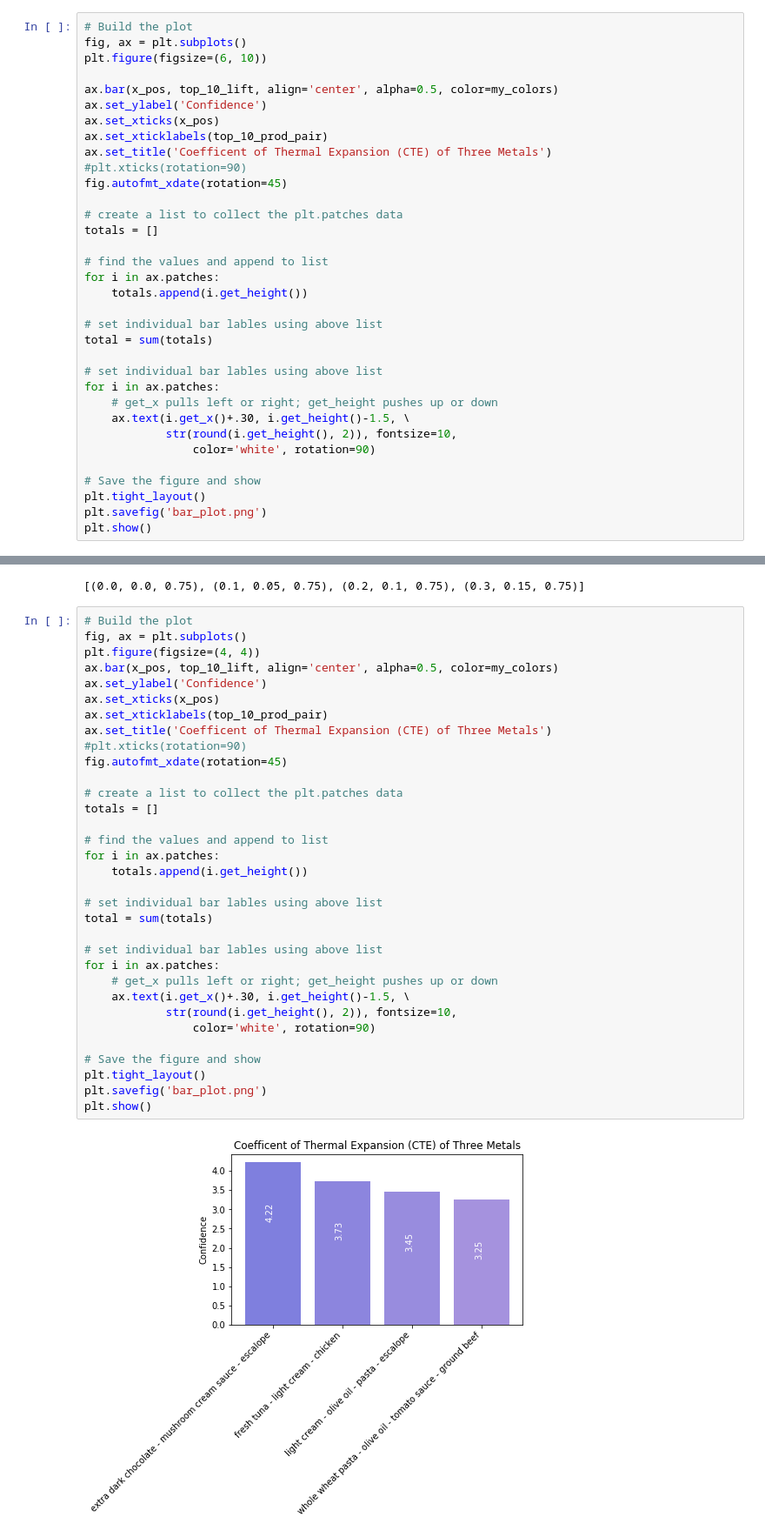
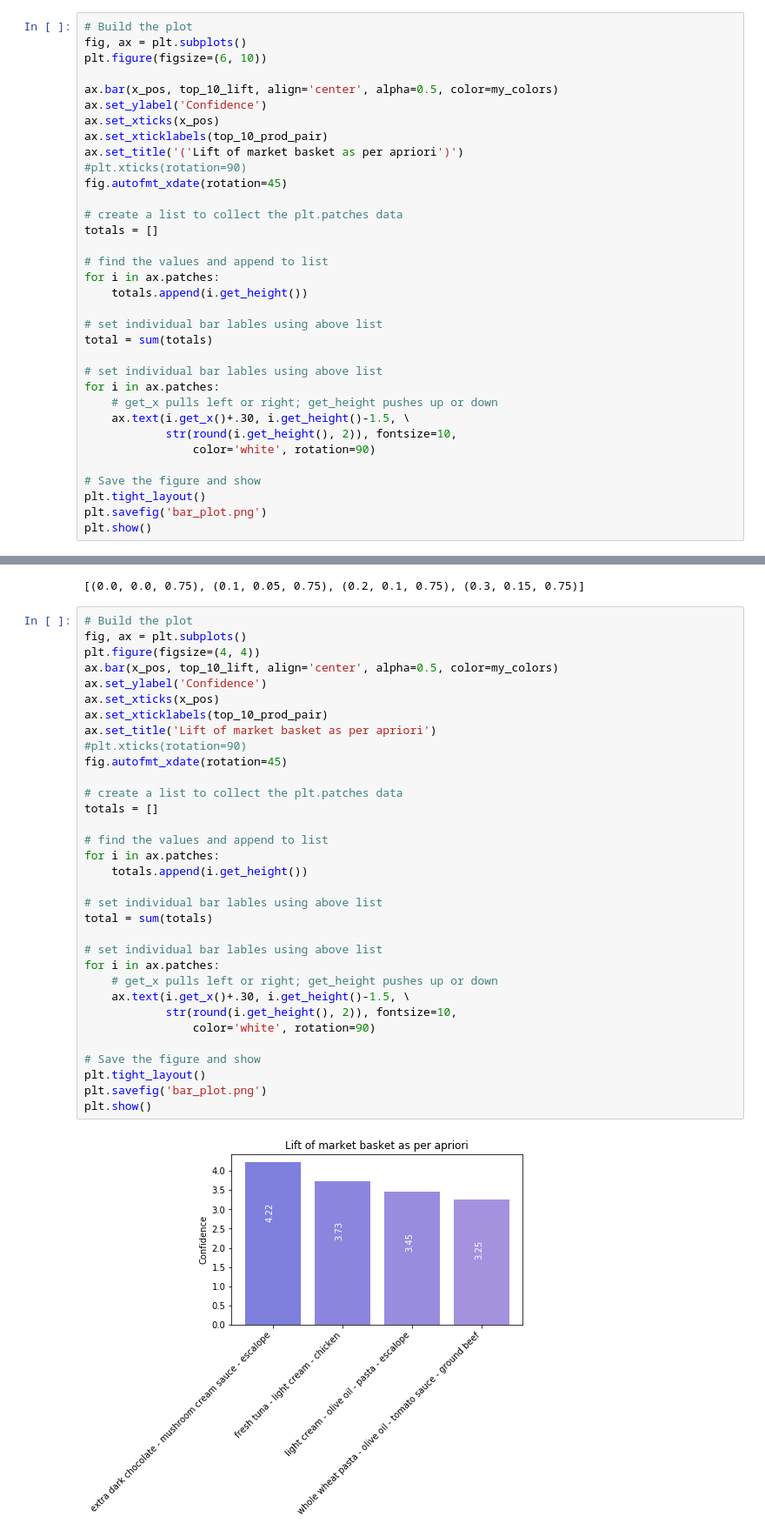
Before and after one commit to ViaKepesi/market_basket_apriori, a Jupyter notebook: market_basket_opt_apriori_v2.ipynb, the cells around one changed output, grey strips where cells are left out. Shown at 87% size. Drawn from its saved outputs; the diff is of its cells as text.

Commit message:
Add files via upload
Correction of chart titles

```diff
--- a/market_basket_opt_apriori_v2.ipynb
+++ b/market_basket_opt_apriori_v2.ipynb
@@ -217,7 +217,7 @@ ax.bar(x_pos, top_10_lift, align='center', alpha=0.5, color=my_colors)
 ax.set_ylabel('Confidence')
 ax.set_xticks(x_pos)
 ax.set_xticklabels(top_10_prod_pair)
-ax.set_title('Coefficent of Thermal Expansion (CTE) of Three Metals')
+ax.set_title('('Lift of market basket as per apriori')')
 #plt.xticks(rotation=90)
 fig.autofmt_xdate(rotation=45)
 
@@ -458,33 +443,33 @@ fig, ax = plt.subplots()
 plt.figure(figsize=(4, 4))
 ax.bar(x_pos, top_10_lift, align='center', alpha=0.5, color=my_colors)
 ax.set_ylabel('Confidence')
 ax.set_xticks(x_pos)
 ax.set_xticklabels(top_10_prod_pair)
-ax.set_title('Coefficent of Thermal Expansion (CTE) of Three Metals')
+ax.set_title('Lift of market basket as per apriori')
 #plt.xticks(rotation=90)
 fig.autofmt_xdate(rotation=45)
 
 # create a list to collect the plt.patches data
 totals = []
 
 # find the values and append to list
 for i in ax.patches:
     totals.append(i.get_height())
 
 # set individual bar lables using above list
 total = sum(totals)
 
 # set individual bar lables using above list
 for i in ax.patches:
     # get_x pulls left or right; get_height pushes up or down
     ax.text(i.get_x()+.30, i.get_height()-1.5, \
             str(round(i.get_height(), 2)), fontsize=10,
                 color='white', rotation=90)
 
 # Save the figure and show
 plt.tight_layout()
 plt.savefig('bar_plot.png')
 plt.show()
 # %% [output]
-[figure, old version]
+[figure, new version]
 <Figure size 288x288 with 0 Axes>
```
Also changed, not shown: parts of 2 cells of this notebook.
